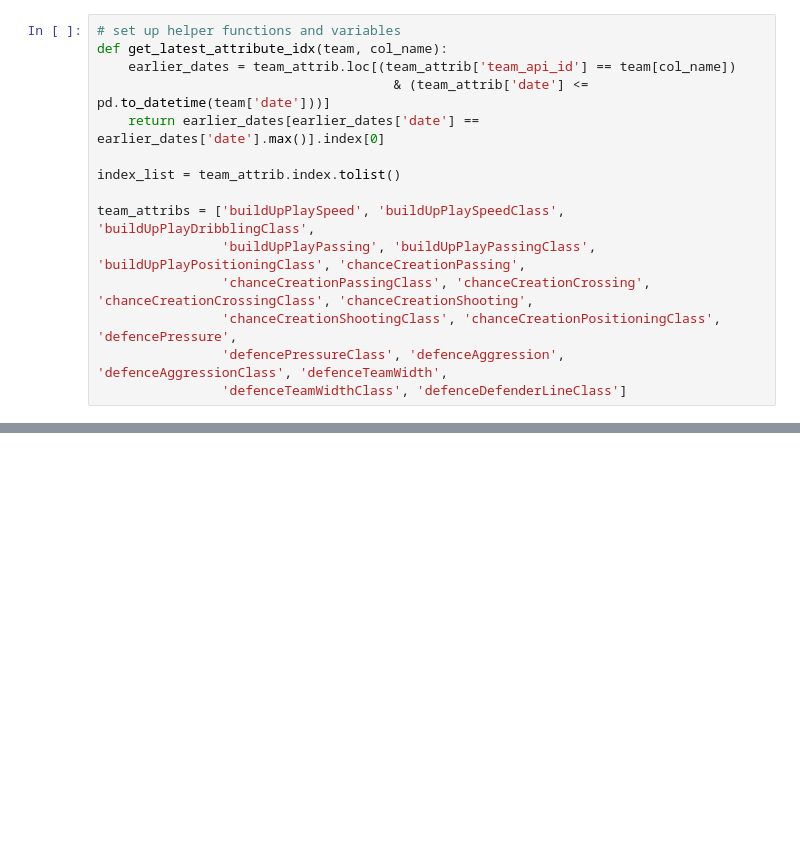
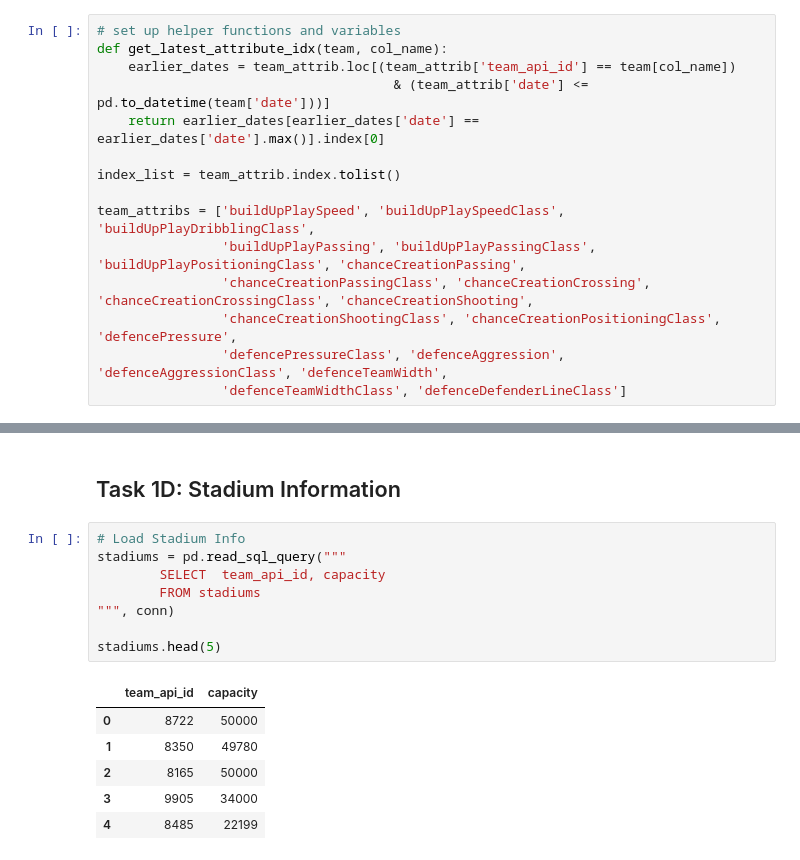
Before and after one commit to amrawadk/football-data-analysis, a Jupyter notebook: build_database.ipynb, the cells around one changed output, grey strips where cells are left out. Saved outputs shown, nothing was run; the diff lists cells and outputs as text; blank space fills up the shorter version.

Commit message:
Added stadium capacity

```diff
--- a/build_database.ipynb
+++ b/build_database.ipynb
@@ -467,3 +467,20 @@ df[[f'away_{attrib}' for attrib in team_attribs]].head(5)
 | 1731 | 50 | Balanced | Little | 35 | ... |
 | 1732 | 70 | Fast | Little | 70 | ... |
 | 1734 | 55 | Balanced | Little | 70 | ... |
+# %% [markdown]
+## Task 1D: Stadium Information
+# %%
+# Load Stadium Info
+stadiums = pd.read_sql_query("""
+        SELECT  team_api_id, capacity
+        FROM stadiums
+""", conn)
+
+stadiums.head(5)
+# %% [output]
+|  | team_api_id | capacity |
+| 0 | 8722 | 50000 |
+| 1 | 8350 | 49780 |
+| 2 | 8165 | 50000 |
+| 3 | 9905 | 34000 |
+| 4 | 8485 | 22199 |
```
Also changed, not shown: parts of 3 cells of this notebook.
